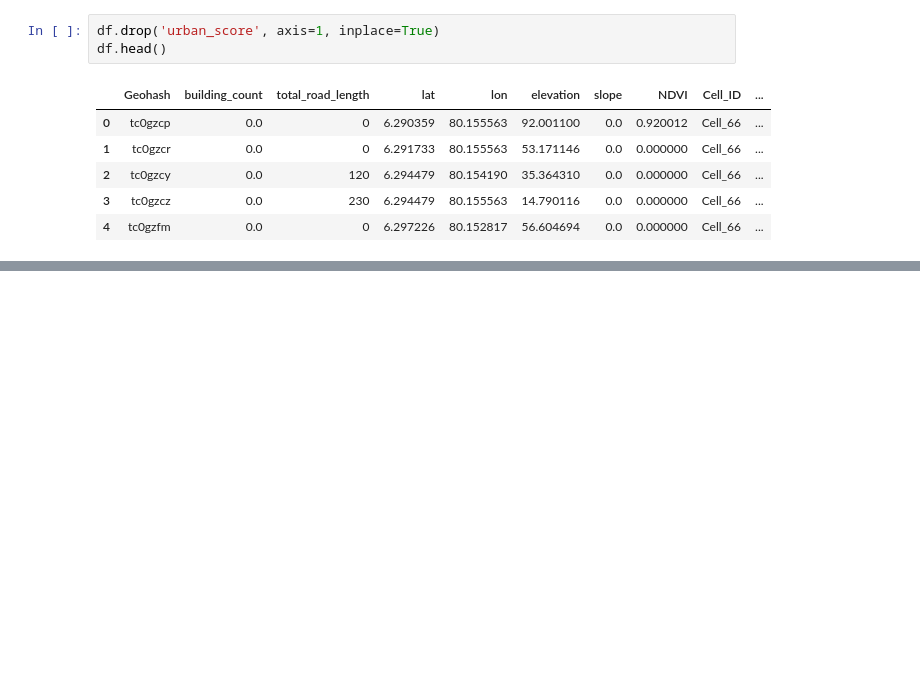
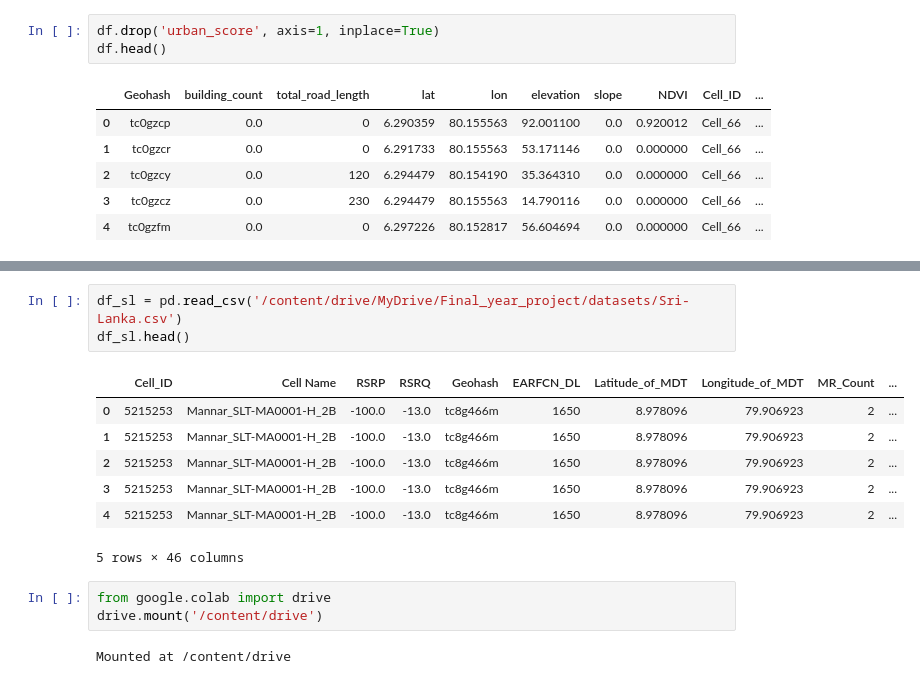
Before and after one commit to pabasara-samarakoon-4176/MDT_prediction, a Jupyter notebook: synthetic_generation_inverted.ipynb, the cells around one changed output, grey strips where cells are left out. Cells and saved outputs as stored; diff of their text form; blank space fills up the shorter version.

```diff
--- a/synthetic_generation_inverted.ipynb
+++ b/synthetic_generation_inverted.ipynb
@@ -997,0 +1093,16 @@ df.to_csv('/content/drive/MyDrive/Final_year_project/datasets/synthetic_v5.csv',
+# %%
+df_sl = pd.read_csv('/content/drive/MyDrive/Final_year_project/datasets/Sri-Lanka.csv')
+df_sl.head()
+# %% [output]
+|  | Cell_ID | Cell Name | RSRP | RSRQ | Geohash | EARFCN_DL | Latitude_of_MDT | Longitude_of_MDT | MR_Count | ... |
+| 0 | 5215253 | Mannar_SLT-MA0001-H_2B | -100.0 | -13.0 | tc8g466m | 1650 | 8.978096 | 79.906923 | 2 | ... |
+| 1 | 5215253 | Mannar_SLT-MA0001-H_2B | -100.0 | -13.0 | tc8g466m | 1650 | 8.978096 | 79.906923 | 2 | ... |
+| 2 | 5215253 | Mannar_SLT-MA0001-H_2B | -100.0 | -13.0 | tc8g466m | 1650 | 8.978096 | 79.906923 | 2 | ... |
+| 3 | 5215253 | Mannar_SLT-MA0001-H_2B | -100.0 | -13.0 | tc8g466m | 1650 | 8.978096 | 79.906923 | 2 | ... |
+| 4 | 5215253 | Mannar_SLT-MA0001-H_2B | -100.0 | -13.0 | tc8g466m | 1650 | 8.978096 | 79.906923 | 2 | ... |
+5 rows × 46 columns
+# %%
+from google.colab import drive
+drive.mount('/content/drive')
+# %% [output]
+Mounted at /content/drive
```
Also changed, not shown: parts of 85 cells of this notebook.
